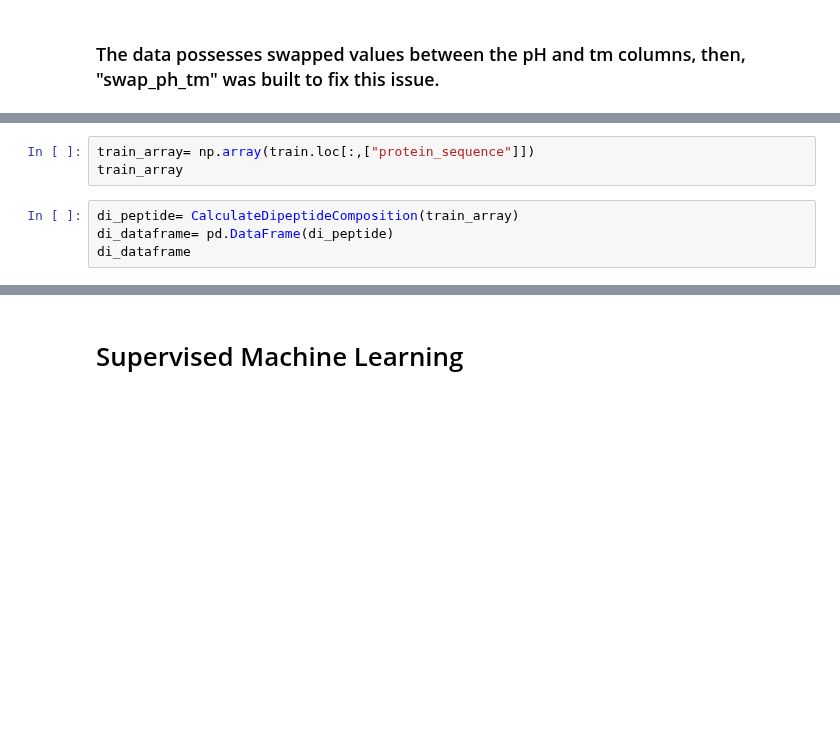
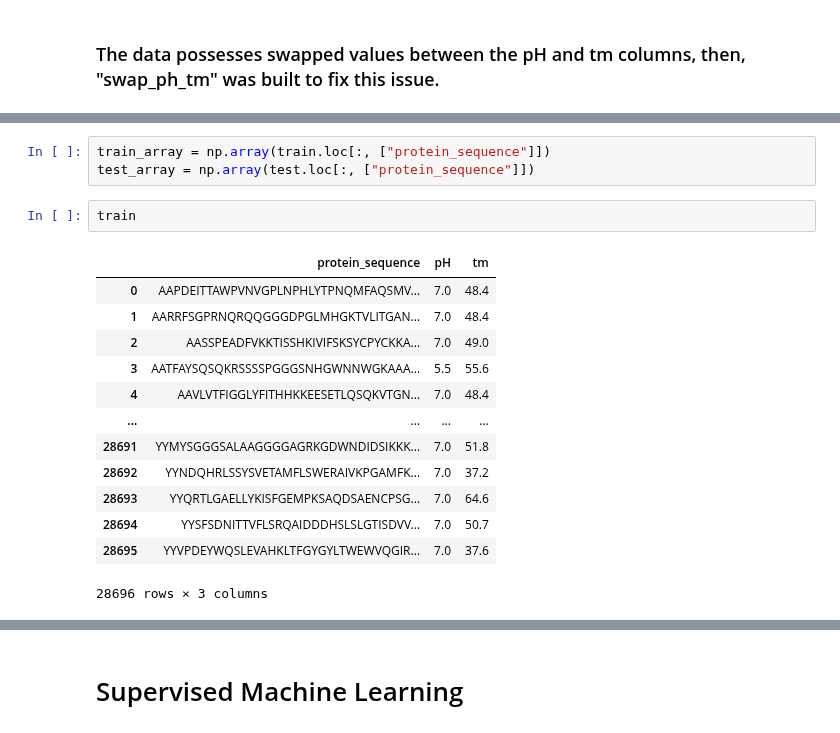
Before and after one commit to alexesperanca/SIB_G4, a Jupyter notebook: main_alex.ipynb, the cells around one changed output, grey strips where cells are left out. Saved outputs shown, nothing was run; the diff lists cells and outputs as text; blank space fills up the shorter version.

```diff
--- a/main_alex.ipynb
+++ b/main_alex.ipynb
@@ -115,7 +124,19 @@ train.describe()
 # %%
-train_array= np.array(train.loc[:,["protein_sequence"]])
-train_array
+train_array = np.array(train.loc[:, ["protein_sequence"]])
+test_array = np.array(test.loc[:, ["protein_sequence"]])
-# %%
-di_peptide= CalculateDipeptideComposition(train_array)
-di_dataframe= pd.DataFrame(di_peptide)
-di_dataframe
+# %%
+train
+# %% [output]
+|  | protein_sequence | pH | tm |
+| 0 | AAPDEITTAWPVNVGPLNPHLYTPNQMFAQSMV... | 7.0 | 48.4 |
+| 1 | AARRFSGPRNQRQQGGGDPGLMHGKTVLITGAN... | 7.0 | 48.4 |
+| 2 | AASSPEADFVKKTISSHKIVIFSKSYCPYCKKA... | 7.0 | 49.0 |
+| 3 | AATFAYSQSQKRSSSSPGGGSNHGWNNWGKAAA... | 5.5 | 55.6 |
+| 4 | AAVLVTFIGGLYFITHHKKEESETLQSQKVTGN... | 7.0 | 48.4 |
+| ... | ... | ... | ... |
+| 28691 | YYMYSGGGSALAAGGGGAGRKGDWNDIDSIKKK... | 7.0 | 51.8 |
+| 28692 | YYNDQHRLSSYSVETAMFLSWERAIVKPGAMFK... | 7.0 | 37.2 |
+| 28693 | YYQRTLGAELLYKISFGEMPKSAQDSAENCPSG... | 7.0 | 64.6 |
+| 28694 | YYSFSDNITTVFLSRQAIDDDHSLSLGTISDVV... | 7.0 | 50.7 |
+| 28695 | YYVPDEYWQSLEVAHKLTFGYGYLTWEWVQGIR... | 7.0 | 37.6 |
+28696 rows × 3 columns
```
Also changed, not shown: parts of 16 cells of this notebook, 1 other file.
